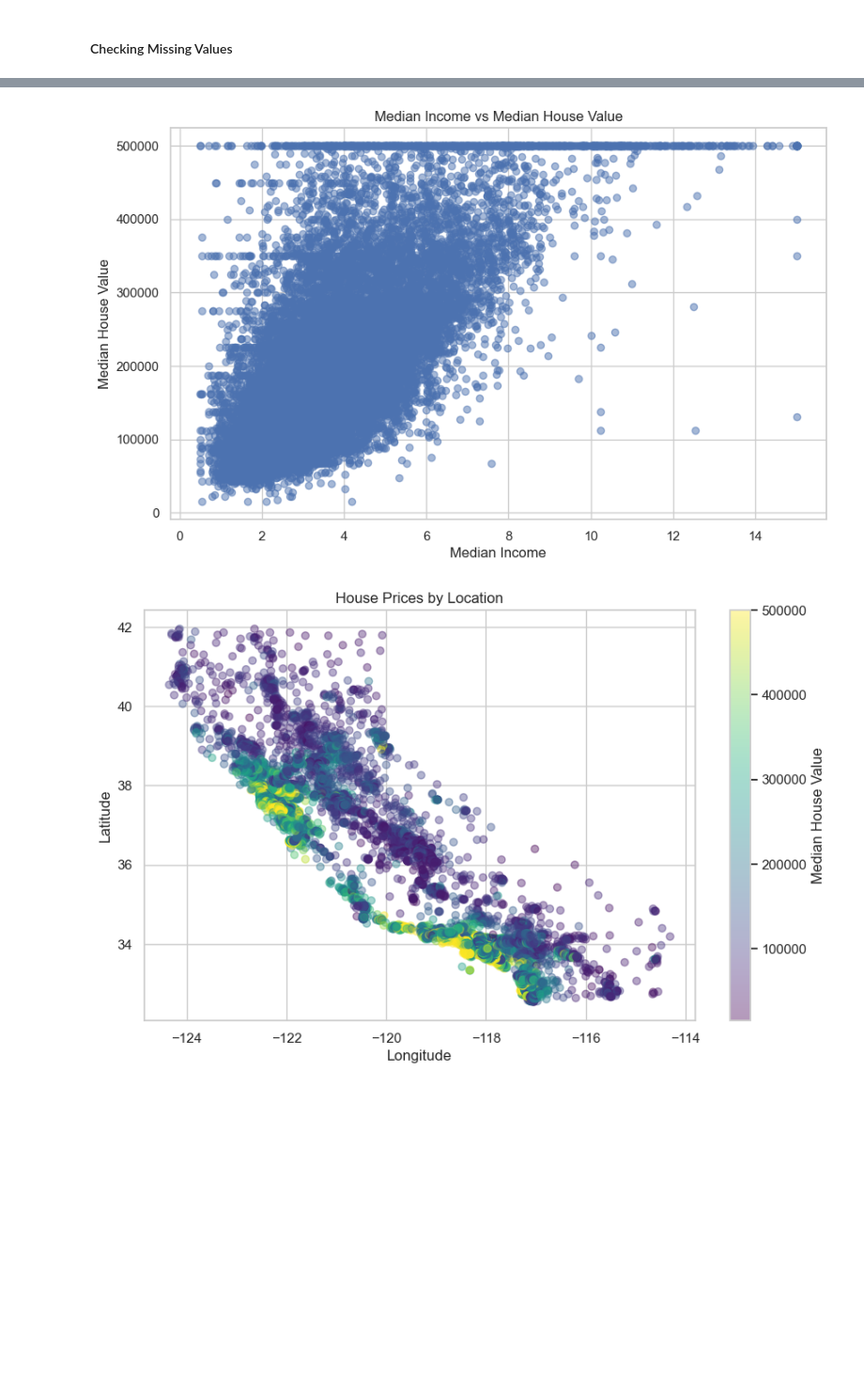
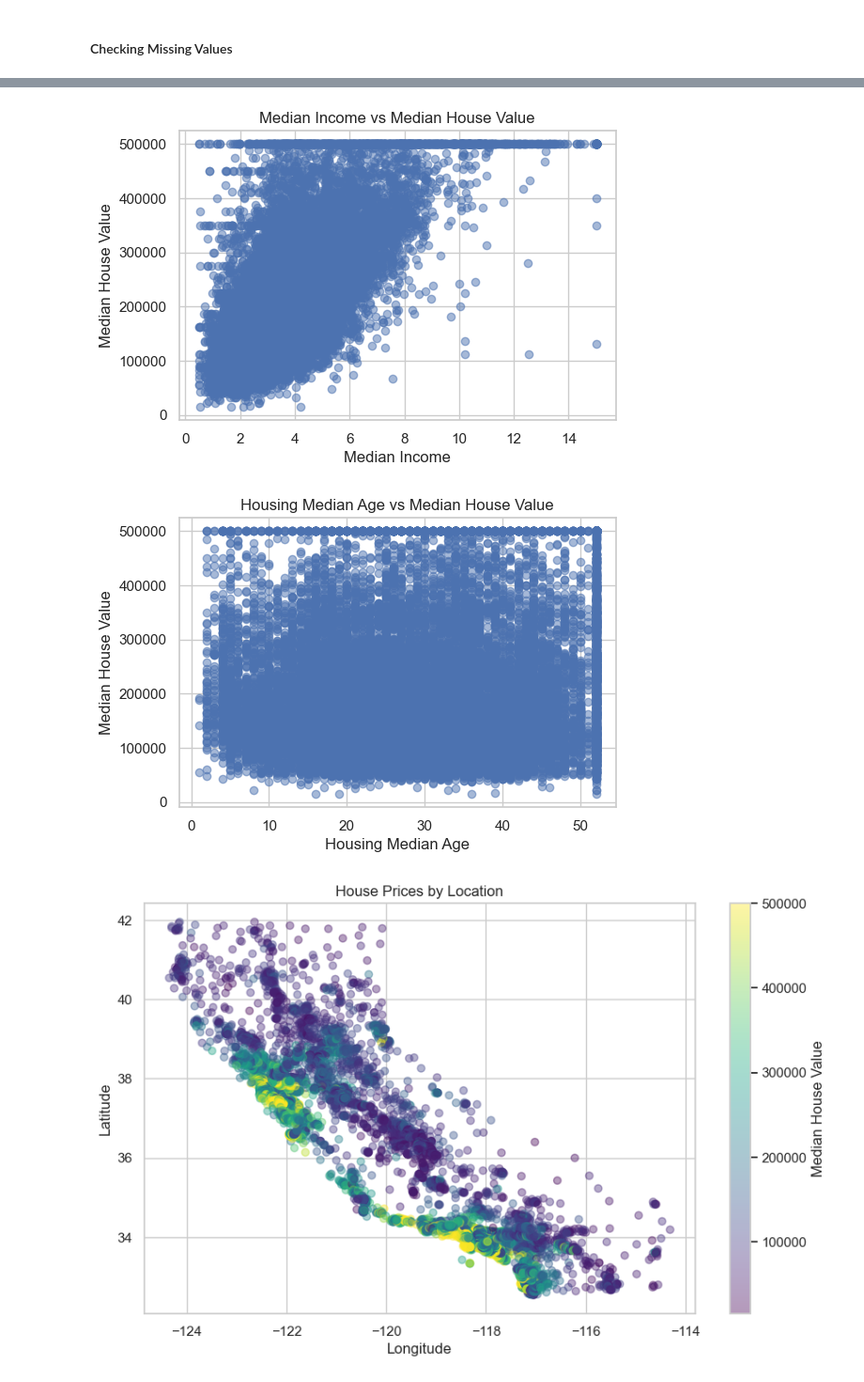
Before and after one commit to desmonddibba/house_prices, a Jupyter notebook: House_Prices.ipynb, the cells around one changed output, grey strips where cells are left out. Shown at 94% size. Cells and saved outputs as stored; diff of their text form; code cells hidden in the pictures; blank space fills up the shorter version.

Commit message:
housing_age

```diff
--- a/House_Prices.ipynb
+++ b/House_Prices.ipynb
@@ -38,6 +38,4 @@ Namn på samtliga gruppmedlemmar:
 # %% [markdown]
 #### Loading Data
 # %%
-# Importing Data
-imported_data = pd.read_csv(r'.\kunskapskontroll_ai2_del1\housing.csv')
-imported_data.head()
+original_data = pd.read_csv(r'.\kunskapskontroll_ai2_del1\housing.csv')
@@ -50,0 +65,10 @@ imported_data.head()
+# %%
+sns.set(style="whitegrid")
+
+# Histograms of Original Data
+original_data.hist(bins=50, figsize=(20, 15))
+plt.show()
+
+# Bar plot for Ocean Proximity
+sns.countplot(x='ocean_proximity', data=original_data)
+plt.show()
@@ -51,5 +80,5 @@ imported_data.head()
 # %%
-data = imported_data
+data = original_data
 
 # Creating new feature columns in the Dataset
 data['rooms_per_household'] = data['total_rooms'] / data['households']
@@ -81,8 +110,10 @@ memory usage: 2.3 MB
 # %%
 # List of features used for the training data:
 housing_features = [
+    'median_house_value',
     'longitude',
     'latitude',
+    'housing_median_age',
     'median_income',
     'rooms_per_household',
     'bedrooms_per_household',
@@ -92,7 +123,5 @@ housing_features = [
     'ocean_proximity_ISLAND',
     'ocean_proximity_NEAR BAY',
     'ocean_proximity_NEAR OCEAN',
-    'median_house_value'
 ]
 housing = data[housing_features]
-print('Housing dataset features:\n\n',housing.dtypes)
@@ -223,13 +226,22 @@ plt.show()
 # %%
-# Scatter plot
-plt.figure(figsize=(10, 6))
+# Income - value
+plt.figure(figsize=(6,4))
 plt.scatter(housing['median_income'], housing['median_house_value'], alpha=0.5)
 plt.title('Median Income vs Median House Value')
 plt.xlabel('Median Income')
 plt.ylabel('Median House Value')
 plt.show()
+
+# Age - Value
+plt.figure(figsize=(6,4))
+plt.scatter(housing['housing_median_age'], housing['median_house_value'], alpha=0.5)
+plt.title('Housing Median Age vs Median House Value')
+plt.xlabel('Housing Median Age')
+plt.ylabel('Median House Value')
+plt.show()
 # %% [output]
-[figure, old version]
+[figure, new version]
+[figure, added]
 # %%
 plt.figure(figsize=(10, 6))
 plt.scatter(housing['longitude'], housing['latitude'], alpha=0.4, c=housing['median_house_value'], cmap='viridis')
```
Also changed, not shown: parts of 26 cells of this notebook.
